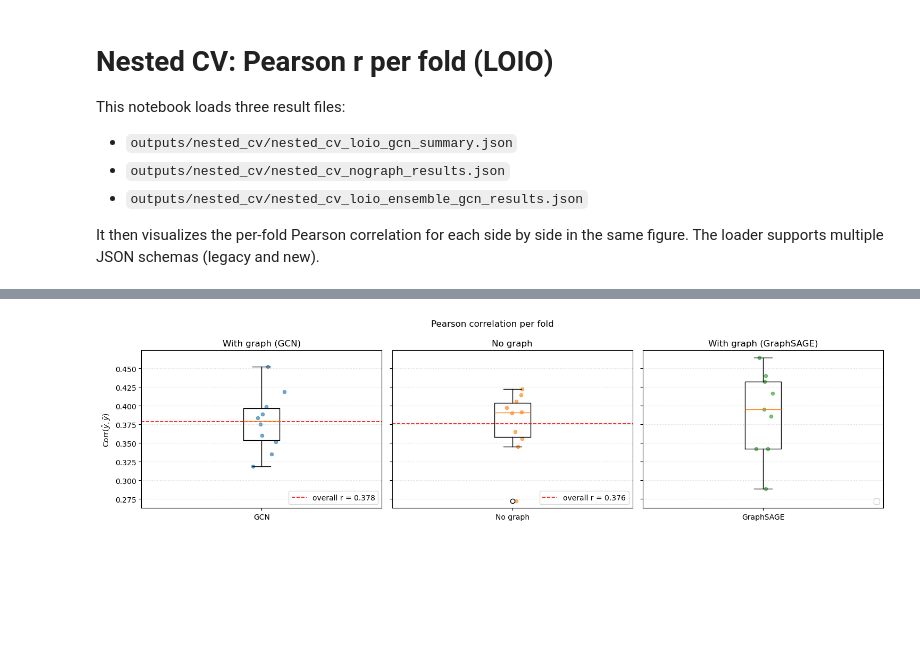
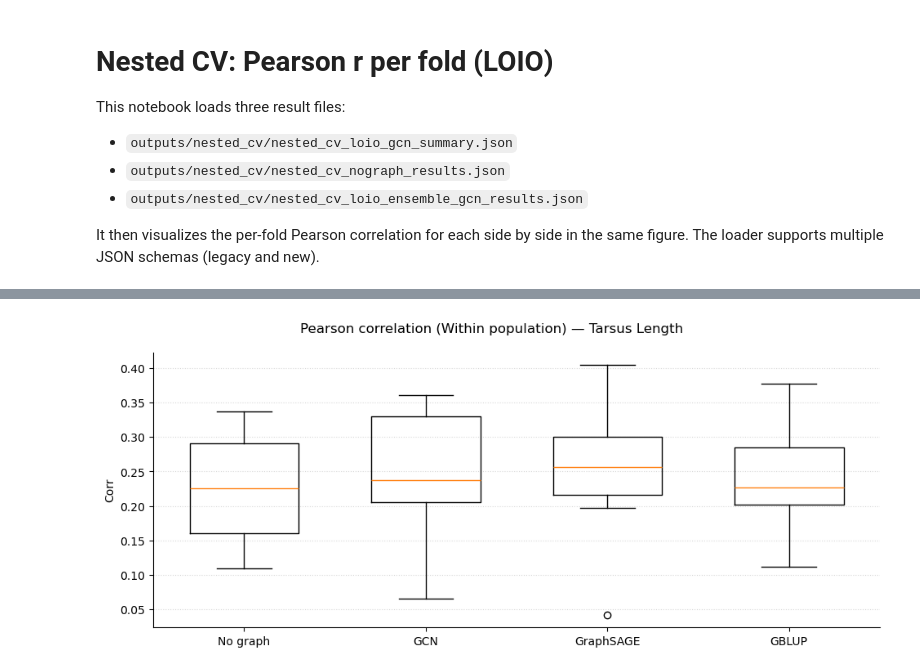
Before and after one commit to simennes/Project_thesis, a Jupyter notebook: nested_cv_analysis.ipynb, the cells around one changed output, grey strips where cells are left out. Saved outputs shown, nothing was run; the diff lists cells and outputs as text; code cells hidden in the pictures; blank space fills up the shorter version.

```diff
--- a/nested_cv_analysis.ipynb
+++ b/nested_cv_analysis.ipynb
@@ -247,48 +282,4 @@ dfc, overall_c = to_df_and_overall(data_c)
-# %%
-# Boxplots of Pearson r for the three configurations side by side
-vals_a = dfa['pearson_r'].values
-vals_b = dfb['pearson_r'].values
-vals_c = dfc['pearson_r'].values
-
-fig, axes = plt.subplots(1, 3, figsize=(15, 4), sharey=True)
-
-# Left: with graph (GCN)
-axes[0].boxplot(vals_a, vert=True, labels=['GCN'])
-# jitter
-x0 = np.random.normal(loc=1, scale=0.03, size=len(vals_a))
-axes[0].scatter(x0, vals_a, alpha=0.6, s=20, color='tab:blue')
-if overall_a is not None:
-    axes[0].axhline(overall_a, color='red', linestyle='--', linewidth=1.2, label=f'overall r = {overall_a:.3f}')
-axes[0].set_title('With graph (GCN)')
-# y label in latex (Cor(\haty,\bary))
-axes[0].set_ylabel(r'Corr$(\hat{y}, \bar{y})$')
-axes[0].grid(axis='y', linestyle=':', alpha=0.5)
-axes[0].legend(loc='lower right')
-
-# Middle: no graph
-axes[1].boxplot(vals_b, vert=True, labels=['No graph'])
-# jitter
-x1 = np.random.normal(loc=1, scale=0.03, size=len(vals_b))
-axes[1].scatter(x1, vals_b, alpha=0.6, s=20, color='tab:orange')
-if overall_b is not None:
-    axes[1].axhline(overall_b, color='red', linestyle='--', linewidth=1.2, label=f'overall r = {overall_b:.3f}')
-axes[1].set_title('No graph')
-axes[1].grid(axis='y', linestyle=':', alpha=0.5)
-axes[1].legend(loc='lower right')
-
-# Right: GraphSAGE
-axes[2].boxplot(vals_c, vert=True, labels=['GraphSAGE'])
-# jitter
-x2 = np.random.normal(loc=1, scale=0.03, size=len(vals_c))
-axes[2].scatter(x2, vals_c, alpha=0.6, s=20, color='tab:green')
-#if overall_c is not None:
-#    axes[2].axhline(overall_c, color='red', linestyle='--', linewidth=1.2, label=f'overall r = {overall_c:.3f}')
-axes[2].set_title('With graph (GraphSAGE)')
-axes[2].grid(axis='y', linestyle=':', alpha=0.5)
-axes[2].legend(loc='lower right')
-
-fig.suptitle('Pearson correlation per fold')
-plt.tight_layout()
-plt.show()
-# %% [output]
-[figure, removed]
+# %%
+plot_boxpanels(loio_results_tarsus, title='Pearson correlation (Within population) — Tarsus Length')
+# %% [output]
+[figure, added]
```
Also changed, not shown: parts of 13 cells of this notebook, 20 other files.
